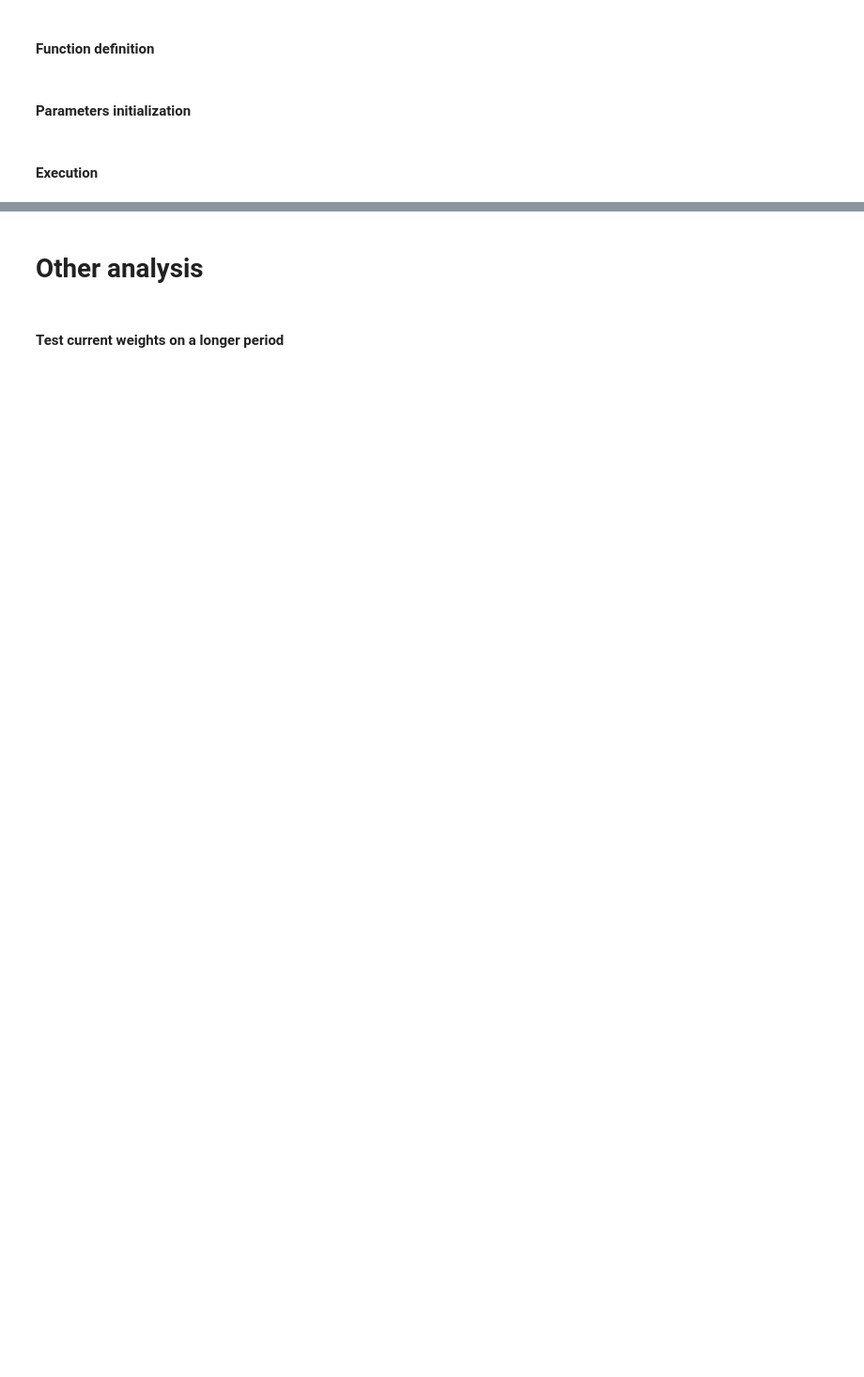
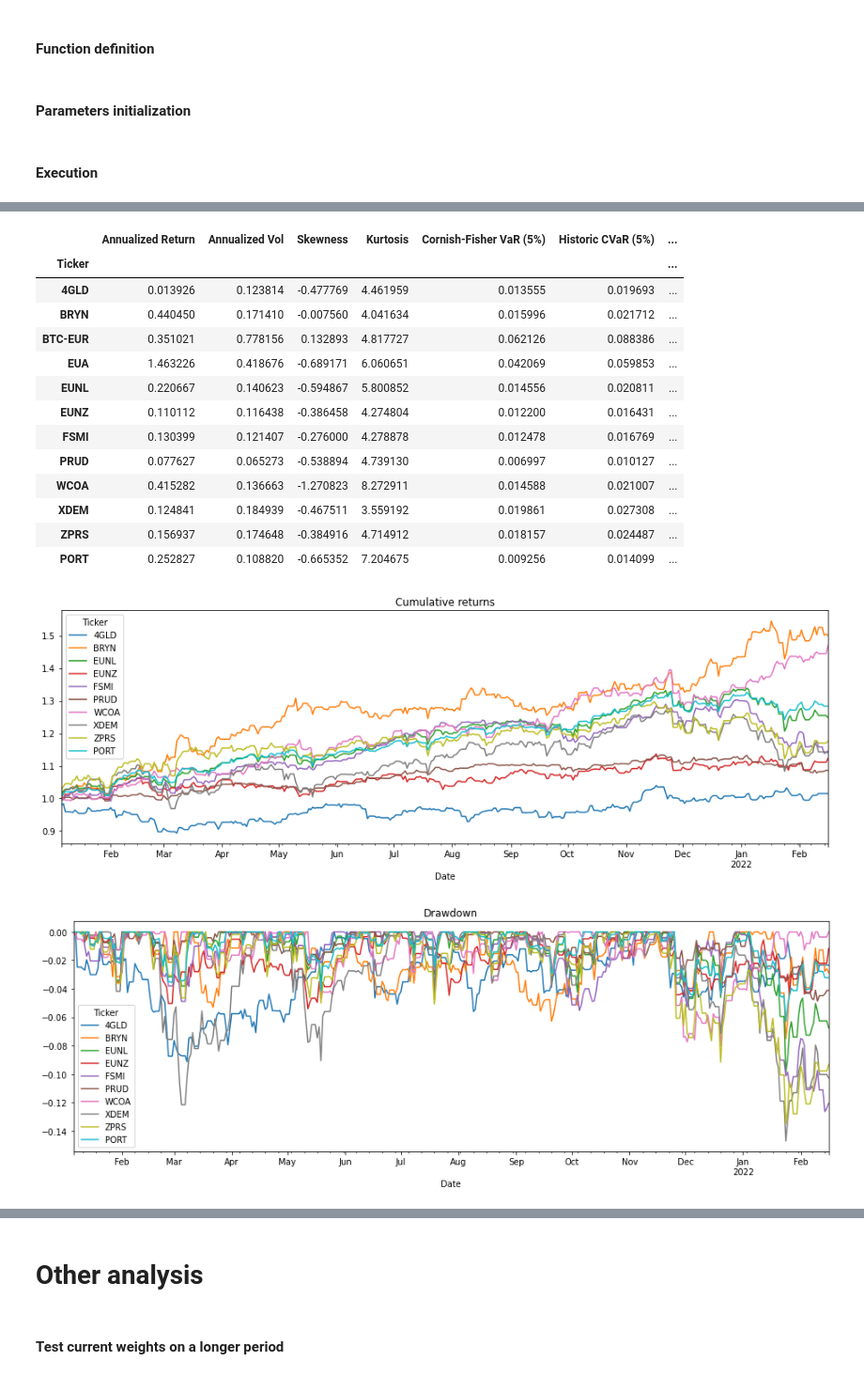
Before and after one commit to jaimeaguilera/Investing-projects, a Jupyter notebook: tracker.ipynb, the cells around one changed output, grey strips where cells are left out. Shown at 94% size. Saved outputs shown, nothing was run; the diff lists cells and outputs as text; code cells hidden in the pictures; blank space fills up the shorter version.

```diff
--- a/tracker.ipynb
+++ b/tracker.ipynb
@@ -91,28 +65,0 @@ def join_trades(df, trades):
-# %%
-# @jit(nopython=True)
-def roll(a,b):
-    res = np.empty(b.shape)
-    res[0] = b[0]
-    for i in range(1, res.shape[0]):
-        res[i] = res[i-1] * (1 + a[i]) + b[i]
-    return res
-
-def compute_wealth(df):
-
-    df_wealth = df
-
-    for i in df_wealth["Trades"].columns:
-
-        df_wealth[("Total", i)] = roll(*np.nan_to_num(df_wealth[[("Returns", i), ("Trades", i)]].values.T))
-
-    return df_wealth
-# %%
-def portfolio_rets_weights(df):
-
-    weights = df["Total"].div(df["Total"].sum(axis=1), axis=0)
-
-    r = df["Returns"]
-
-    r['PORT'] =  (weights * r).sum(axis=1)
-
-    return r, weights
@@ -164,4 +184,17 @@ list_investing = [['Fundsmith Equity T Acc EUR', 'FSMI'], ['MFS Meridian Prudent
 # Local: Write your own path. csv must contain only two columns, 'Date' with date format "%d/%m/%Y" and 'asset name' (e.g FSMI) with asset prices
 list_local = glob.glob(r'C:\Users\aguil\OneDrive\Escritorio\Escritorio\Python Projects\6. Investing projects\data\Assets' + "/*.csv")
+# %%
+asset1 = Asset(ticker="EUNL.DE", name="MSCI World", source="Yahoo")
+asset2 = Asset(ticker="XDEM.F", name="MSCI World Momentum", source="Yahoo")
+asset3 = Asset(ticker="4GLD.DE", name="Xetra-Gold", source="Yahoo")
+asset4 = Asset(ticker="WCOA.MI", name="Wisdomtree Enhac Comm", source="Yahoo")
+asset5 = Asset(ticker="ZPRS.DE", name="MSCI World Small Cap", source="Yahoo")
+asset6 = Asset(ticker="EUNZ.F", name="MSCI EM Min Vol", source="Yahoo")
+asset7 = Asset(ticker="BTC-EUR", name="Bitcoin", source="Yahoo")
+asset8 = Asset(ticker="BRYN.DE", name="Berkshire Hathaway", source="Yahoo")
+asset9 = Asset(ticker="FSMI", name="Fundsmith Equity T Acc EUR", source="Investing")
+asset10 = Asset(ticker="PRUD", name="MFS Meridian Prudent Wealth I1 EUR", source="Investing")
+asset11 = Asset(ticker="EUA", name="Carbon Emissions", source="Investing")
+asset_list = [asset1, asset2, asset3, asset4, asset5, asset6, asset7, asset8, asset9, asset10, asset11]
 # %% [markdown]
 #### Execution
@@ -213,0 +201,21 @@ Wall time: 8.82 s
+# %%
+portfolio = Portfolio(name="Jaime's Portfolio", asset_list=asset_list)
+stats = portfolio.track()
+stats
+# %% [output]
+|  | Annualized Return | Annualized Vol | Skewness | Kurtosis | Cornish-Fisher VaR (5%) | Historic CVaR (5%) | ... |
+| Ticker |  |  |  |  |  |  | ... |
+| 4GLD | 0.013926 | 0.123814 | -0.477769 | 4.461959 | 0.013555 | 0.019693 | ... |
+| BRYN | 0.440450 | 0.171410 | -0.007560 | 4.041634 | 0.015996 | 0.021712 | ... |
+| BTC-EUR | 0.351021 | 0.778156 | 0.132893 | 4.817727 | 0.062126 | 0.088386 | ... |
+| EUA | 1.463226 | 0.418676 | -0.689171 | 6.060651 | 0.042069 | 0.059853 | ... |
+| EUNL | 0.220667 | 0.140623 | -0.594867 | 5.800852 | 0.014556 | 0.020811 | ... |
+| EUNZ | 0.110112 | 0.116438 | -0.386458 | 4.274804 | 0.012200 | 0.016431 | ... |
+| FSMI | 0.130399 | 0.121407 | -0.276000 | 4.278878 | 0.012478 | 0.016769 | ... |
+| PRUD | 0.077627 | 0.065273 | -0.538894 | 4.739130 | 0.006997 | 0.010127 | ... |
+| WCOA | 0.415282 | 0.136663 | -1.270823 | 8.272911 | 0.014588 | 0.021007 | ... |
+| XDEM | 0.124841 | 0.184939 | -0.467511 | 3.559192 | 0.019861 | 0.027308 | ... |
+| ZPRS | 0.156937 | 0.174648 | -0.384916 | 4.714912 | 0.018157 | 0.024487 | ... |
+| PORT | 0.252827 | 0.108820 | -0.665352 | 7.204675 | 0.009256 | 0.014099 | ... |
+[figure, added]
+[figure, added]
```
Also changed, not shown: parts of 17 cells of this notebook.
